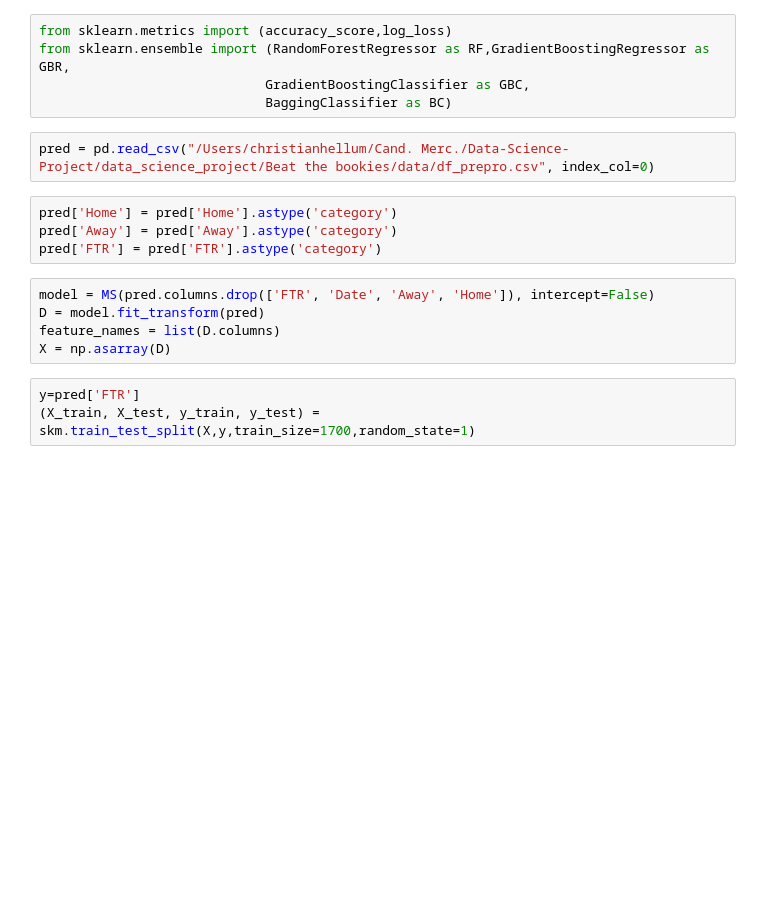
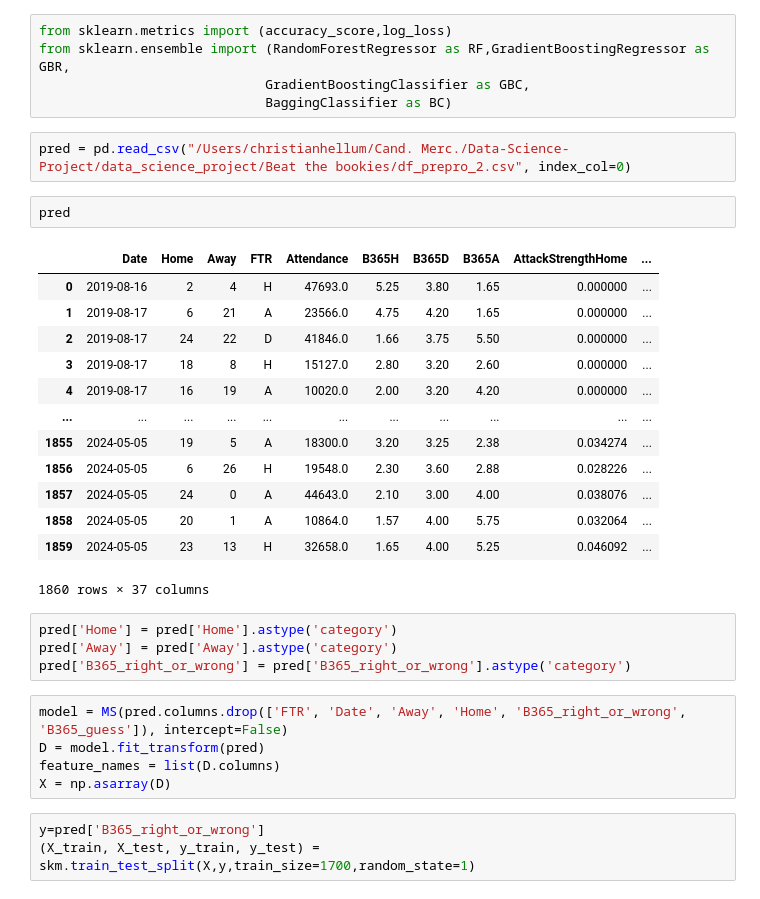
Before and after one commit to hellum55/Data-Science-Project, a Jupyter notebook: data_science_project/Beat the bookies/Boosting.ipynb, the cells around one changed output. Drawn from its saved outputs; the diff is of its cells as text; blank space fills up the shorter version.

```diff
--- a/data_science_project/Beat the bookies/Boosting.ipynb
+++ b/data_science_project/Beat the bookies/Boosting.ipynb
@@ -18,18 +18,34 @@ from sklearn.ensemble import (RandomForestRegressor as RF,GradientBoostingRegres
                              GradientBoostingClassifier as GBC,
                              BaggingClassifier as BC)
 # %%
-pred = pd.read_csv("/Users/christianhellum/Cand. Merc./Data-Science-Project/data_science_project/Beat the bookies/data/df_prepro.csv", index_col=0)
+pred = pd.read_csv("/Users/christianhellum/Cand. Merc./Data-Science-Project/data_science_project/Beat the bookies/df_prepro_2.csv", index_col=0)
+# %%
+pred
+# %% [output]
+|  | Date | Home | Away | FTR | Attendance | B365H | B365D | B365A | AttackStrengthHome | ... |
+| 0 | 2019-08-16 | 2 | 4 | H | 47693.0 | 5.25 | 3.80 | 1.65 | 0.000000 | ... |
+| 1 | 2019-08-17 | 6 | 21 | A | 23566.0 | 4.75 | 4.20 | 1.65 | 0.000000 | ... |
+| 2 | 2019-08-17 | 24 | 22 | D | 41846.0 | 1.66 | 3.75 | 5.50 | 0.000000 | ... |
+| 3 | 2019-08-17 | 18 | 8 | H | 15127.0 | 2.80 | 3.20 | 2.60 | 0.000000 | ... |
+| 4 | 2019-08-17 | 16 | 19 | A | 10020.0 | 2.00 | 3.20 | 4.20 | 0.000000 | ... |
+| ... | ... | ... | ... | ... | ... | ... | ... | ... | ... | ... |
+| 1855 | 2024-05-05 | 19 | 5 | A | 18300.0 | 3.20 | 3.25 | 2.38 | 0.034274 | ... |
+| 1856 | 2024-05-05 | 6 | 26 | H | 19548.0 | 2.30 | 3.60 | 2.88 | 0.028226 | ... |
+| 1857 | 2024-05-05 | 24 | 0 | A | 44643.0 | 2.10 | 3.00 | 4.00 | 0.038076 | ... |
+| 1858 | 2024-05-05 | 20 | 1 | A | 10864.0 | 1.57 | 4.00 | 5.75 | 0.032064 | ... |
+| 1859 | 2024-05-05 | 23 | 13 | H | 32658.0 | 1.65 | 4.00 | 5.25 | 0.046092 | ... |
+1860 rows × 37 columns
 # %%
 pred['Home'] = pred['Home'].astype('category')
 pred['Away'] = pred['Away'].astype('category')
-pred['FTR'] = pred['FTR'].astype('category')
+pred['B365_right_or_wrong'] = pred['B365_right_or_wrong'].astype('category')
 # %%
-model = MS(pred.columns.drop(['FTR', 'Date', 'Away', 'Home']), intercept=False)
+model = MS(pred.columns.drop(['FTR', 'Date', 'Away', 'Home', 'B365_right_or_wrong', 'B365_guess']), intercept=False)
 D = model.fit_transform(pred)
 feature_names = list(D.columns)
 X = np.asarray(D)
 # %%
-y=pred['FTR']
+y=pred['B365_right_or_wrong']
 (X_train, X_test, y_train, y_test) = skm.train_test_split(X,y,train_size=1700,random_state=1)
 # %%
 #Boosting
```
Also changed, not shown: parts of 18 cells of this notebook, 6 other files.
